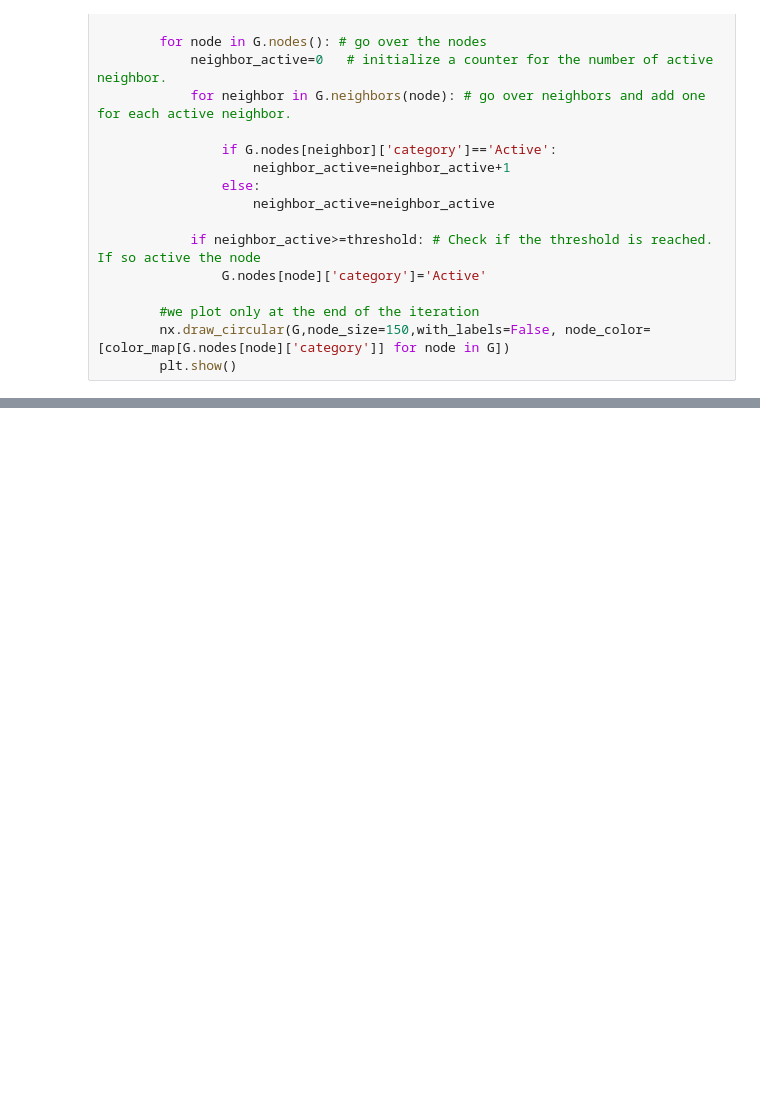
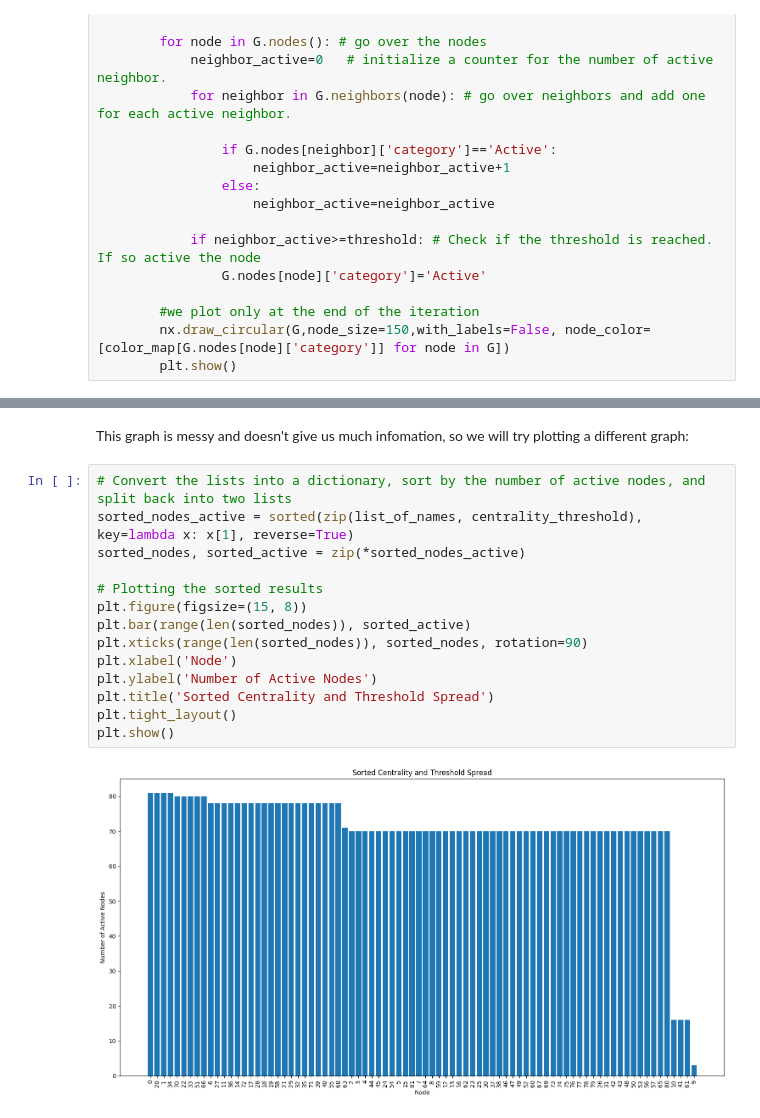
Before and after one commit to acagnucci/Social-Network-Analysis-Project, a Jupyter notebook: 3RD/EXPLANATIONS/EXPLANATION_WEEK_10.ipynb, the cells around one changed output, grey strips where cells are left out. Saved outputs shown, nothing was run; the diff lists cells and outputs as text; blank space fills up the shorter version.

```diff
--- a/3RD/EXPLANATIONS/EXPLANATION_WEEK_10.ipynb
+++ b/3RD/EXPLANATIONS/EXPLANATION_WEEK_10.ipynb
@@ -115,0 +127,18 @@ def comparison_centrality_threshold_limit(G,threshold,time_limit):
+# %% [markdown]
+This graph is messy and doesn't give us much infomation, so we will try plotting a different graph:
+# %%
+# Convert the lists into a dictionary, sort by the number of active nodes, and split back into two lists
+sorted_nodes_active = sorted(zip(list_of_names, centrality_threshold), key=lambda x: x[1], reverse=True)
+sorted_nodes, sorted_active = zip(*sorted_nodes_active)
+
+# Plotting the sorted results
+plt.figure(figsize=(15, 8))
+plt.bar(range(len(sorted_nodes)), sorted_active)
+plt.xticks(range(len(sorted_nodes)), sorted_nodes, rotation=90)
+plt.xlabel('Node')
+plt.ylabel('Number of Active Nodes')
+plt.title('Sorted Centrality and Threshold Spread')
+plt.tight_layout()
+plt.show()
+# %% [output]
+[figure, added]
```
Also changed, not shown: parts of 19 cells of this notebook.
